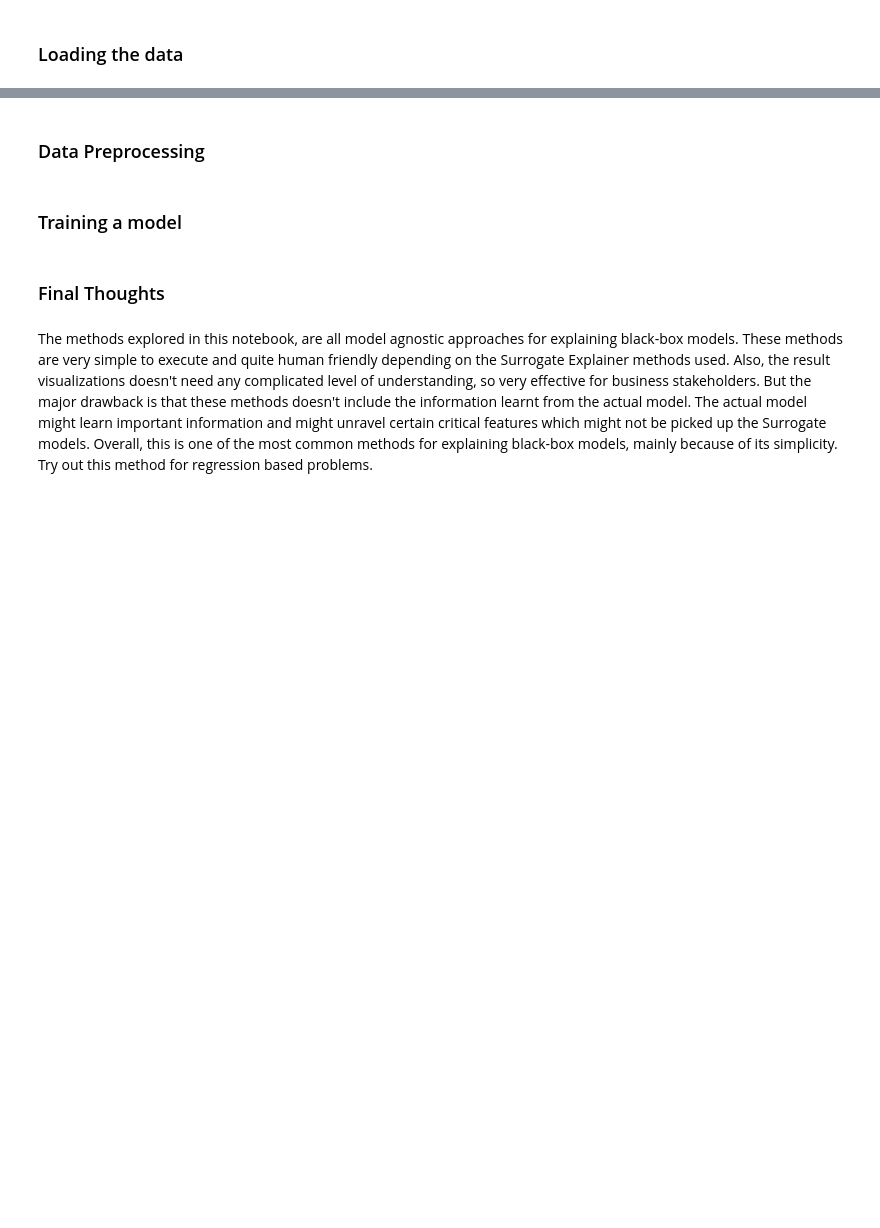
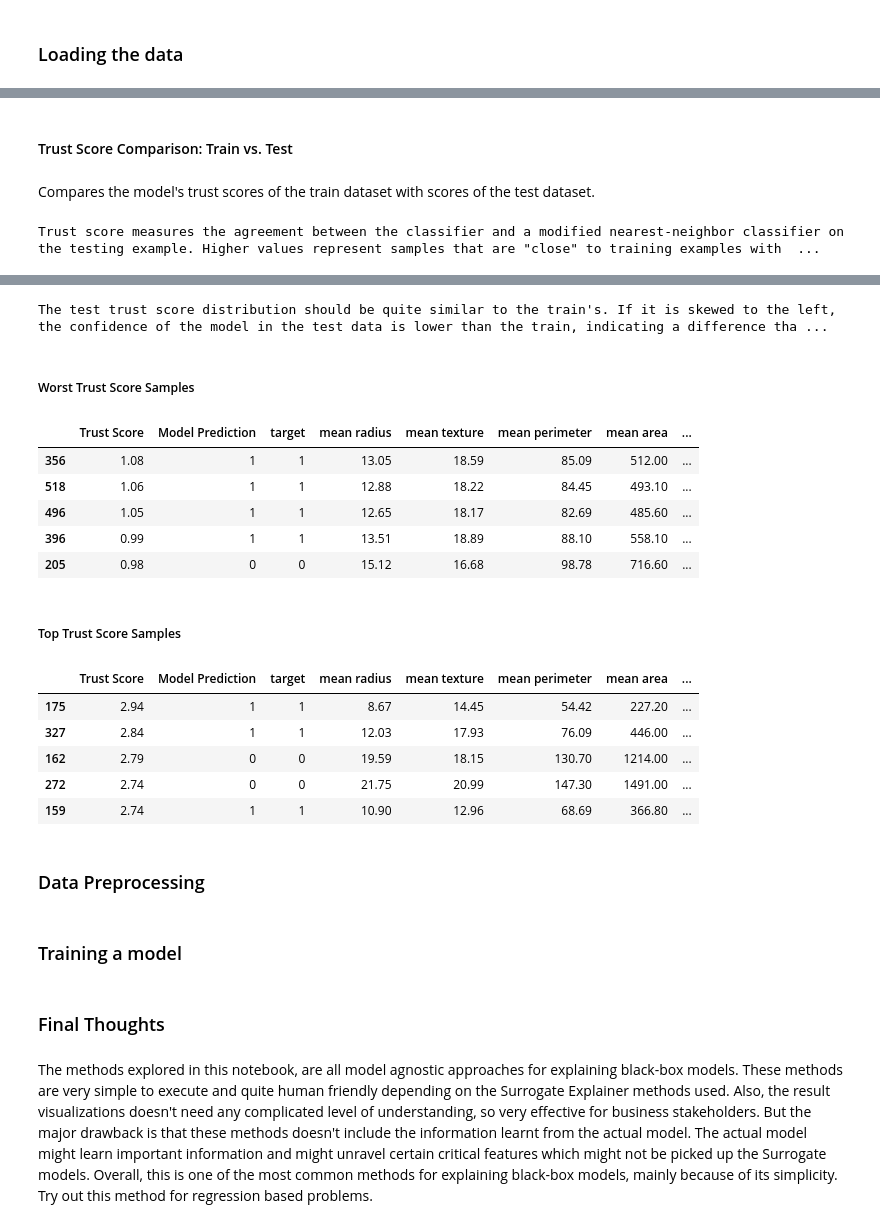
Before and after one commit to PacktPublishing/Applied-Machine-Learning-Explainability-Techniques, a Jupyter notebook: Chapter03/Data_Centric_XAI_part_1.ipynb, the cells around one changed output, grey strips where cells are left out. Saved outputs shown, nothing was run; the diff lists cells and outputs as text; code cells hidden in the pictures; blank space fills up the shorter version.

Commit message:
added initial data load part for part 1 notebook

```diff
--- a/Chapter03/Data_Centric_XAI_part_1.ipynb
+++ b/Chapter03/Data_Centric_XAI_part_1.ipynb
@@ -56,0 +33,3 @@ data.head()
+# %%
+data  = datasets.load_breast_cancer(as_frame=True).frame
+data.head()
@@ -60,0 +88,15 @@ data.shape
+# %%
+label = 'target'
+train_df, test_df = train_test_split(data, test_size=0.2, random_state=123) # Performing an 80-20 split
+train = Dataset(train_df, label=label)
+test = Dataset(test_df, label=label)
+x_train = train_df.drop(label, axis = 1)
+y_train = train_df[label]
+
+model = RandomForestClassifier()
+model.fit(x_train, y_train)
+TrustScoreComparison(min_test_samples=100).run(train, test, model)
+# %% [output]
+Trust Score Comparison: Train vs. Test
+Compares the model's trust scores of the train dataset with scores of the test dataset.
+Trust score measures the agreement between the classifier and a modified nearest-neighbor classifier on the testing example. Higher values represent samples that are "close" to training examples with  ...
@@ -61,3 +105,18 @@ data.shape
+The test trust score distribution should be quite similar to the train's. If it is skewed to the left, the confidence of the model in the test data is lower than the train, indicating a difference tha ...
+Worst Trust Score Samples
+|  | Trust Score | Model Prediction | target | mean radius | mean texture | mean perimeter | mean area | ... |
+| 356 | 1.08 | 1 | 1 | 13.05 | 18.59 | 85.09 | 512.00 | ... |
+| 518 | 1.06 | 1 | 1 | 12.88 | 18.22 | 84.45 | 493.10 | ... |
+| 496 | 1.05 | 1 | 1 | 12.65 | 18.17 | 82.69 | 485.60 | ... |
+| 396 | 0.99 | 1 | 1 | 13.51 | 18.89 | 88.10 | 558.10 | ... |
+| 205 | 0.98 | 0 | 0 | 15.12 | 16.68 | 98.78 | 716.60 | ... |
+Top Trust Score Samples
+|  | Trust Score | Model Prediction | target | mean radius | mean texture | mean perimeter | mean area | ... |
+| 175 | 2.94 | 1 | 1 | 8.67 | 14.45 | 54.42 | 227.20 | ... |
+| 327 | 2.84 | 1 | 1 | 12.03 | 17.93 | 76.09 | 446.00 | ... |
+| 162 | 2.79 | 0 | 0 | 19.59 | 18.15 | 130.70 | 1214.00 | ... |
+| 272 | 2.74 | 0 | 0 | 21.75 | 20.99 | 147.30 | 1491.00 | ... |
+| 159 | 2.74 | 1 | 1 | 10.90 | 12.96 | 68.69 | 366.80 | ... |
 # %% [markdown]
 ### Data Preprocessing
 # %% [markdown]
```
Also changed, not shown: parts of 12 cells of this notebook.
